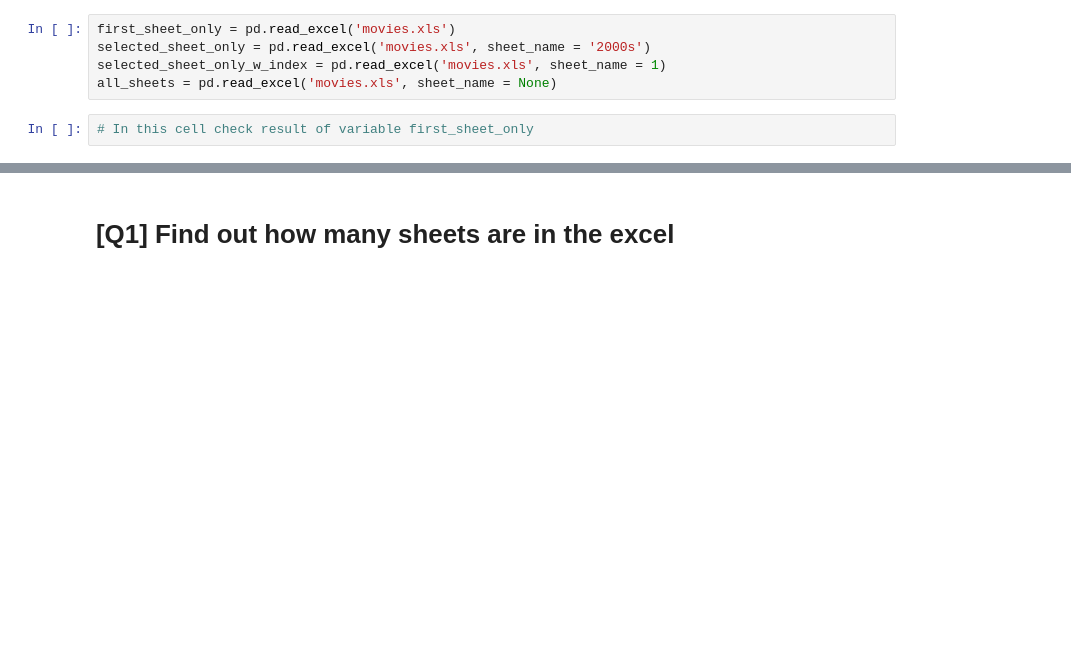
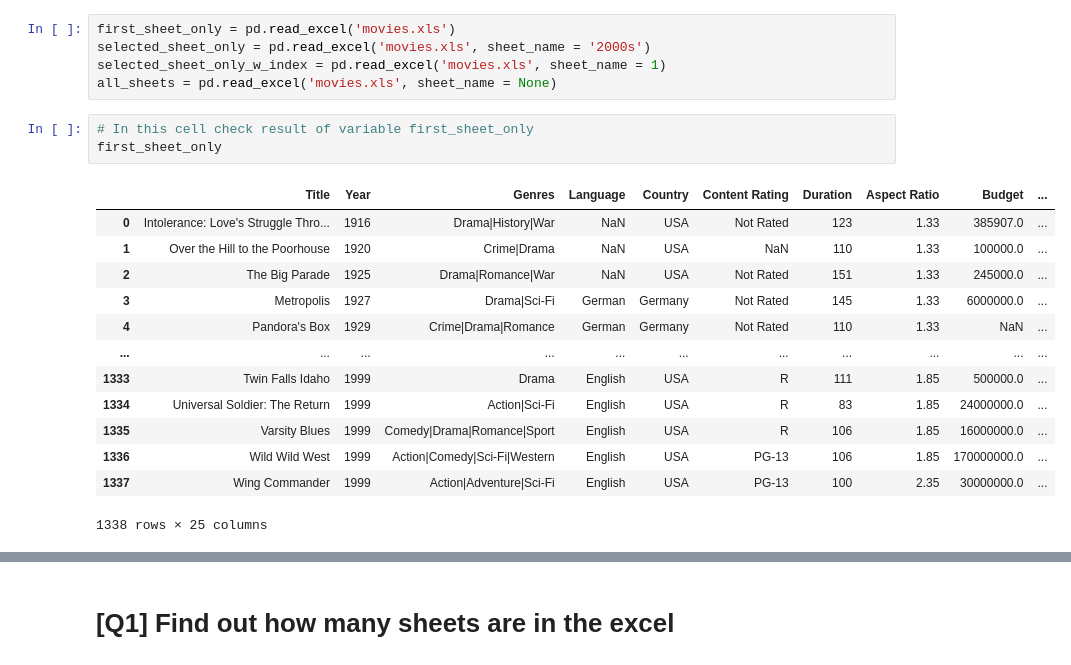
Before and after one commit to sinha1/qb-cfg-advance-pandas, a Jupyter notebook: 01_pandas_in_the_real_world.ipynb, the cells around one changed output, grey strips where cells are left out. Drawn from its saved outputs; the diff is of its cells as text; blank space fills up the shorter version.

```diff
--- a/01_pandas_in_the_real_world.ipynb
+++ b/01_pandas_in_the_real_world.ipynb
@@ -27,5 +27,20 @@ selected_sheet_only_w_index = pd.read_excel('movies.xls', sheet_name = 1)
 all_sheets = pd.read_excel('movies.xls', sheet_name = None)
 # %%
 # In this cell check result of variable first_sheet_only
+first_sheet_only
+# %% [output]
+|  | Title | Year | Genres | Language | Country | Content Rating | Duration | Aspect Ratio | Budget | ... |
+| 0 | Intolerance: Love's Struggle Thro... | 1916 | Drama|History|War | NaN | USA | Not Rated | 123 | 1.33 | 385907.0 | ... |
+| 1 | Over the Hill to the Poorhouse | 1920 | Crime|Drama | NaN | USA | NaN | 110 | 1.33 | 100000.0 | ... |
+| 2 | The Big Parade | 1925 | Drama|Romance|War | NaN | USA | Not Rated | 151 | 1.33 | 245000.0 | ... |
+| 3 | Metropolis | 1927 | Drama|Sci-Fi | German | Germany | Not Rated | 145 | 1.33 | 6000000.0 | ... |
+| 4 | Pandora's Box | 1929 | Crime|Drama|Romance | German | Germany | Not Rated | 110 | 1.33 | NaN | ... |
+| ... | ... | ... | ... | ... | ... | ... | ... | ... | ... | ... |
+| 1333 | Twin Falls Idaho | 1999 | Drama | English | USA | R | 111 | 1.85 | 500000.0 | ... |
+| 1334 | Universal Soldier: The Return | 1999 | Action|Sci-Fi | English | USA | R | 83 | 1.85 | 24000000.0 | ... |
+| 1335 | Varsity Blues | 1999 | Comedy|Drama|Romance|Sport | English | USA | R | 106 | 1.85 | 16000000.0 | ... |
+| 1336 | Wild Wild West | 1999 | Action|Comedy|Sci-Fi|Western | English | USA | PG-13 | 106 | 1.85 | 170000000.0 | ... |
+| 1337 | Wing Commander | 1999 | Action|Adventure|Sci-Fi | English | USA | PG-13 | 100 | 2.35 | 30000000.0 | ... |
+1338 rows × 25 columns
 # %%
 # In this cell check result of variable selected_sheet_only
```
Also changed, not shown: parts of 12 cells of this notebook.
